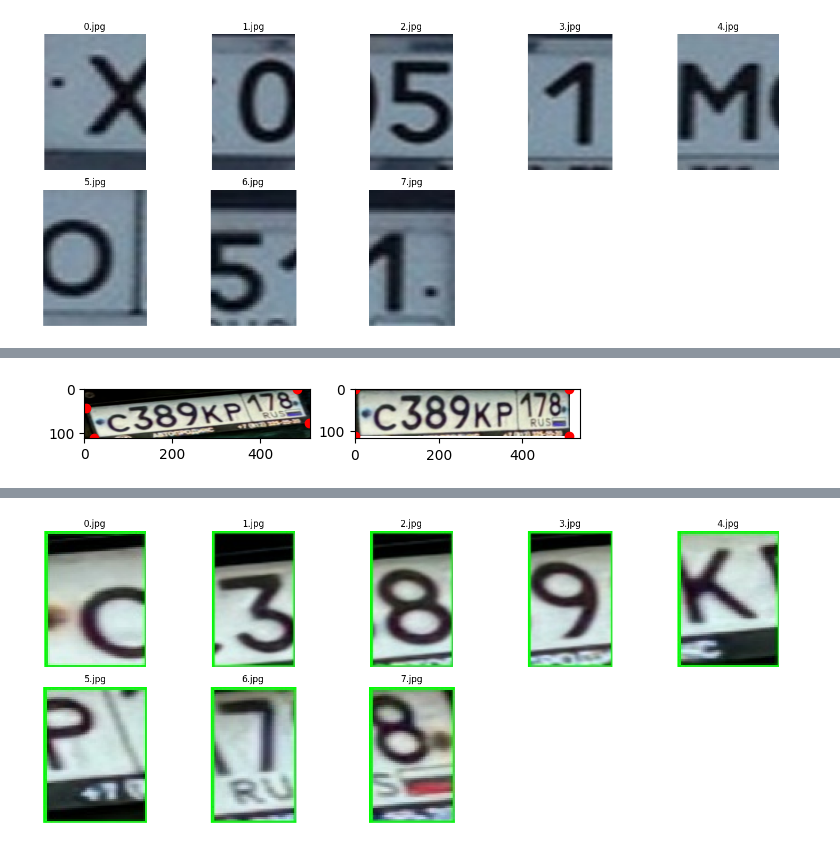
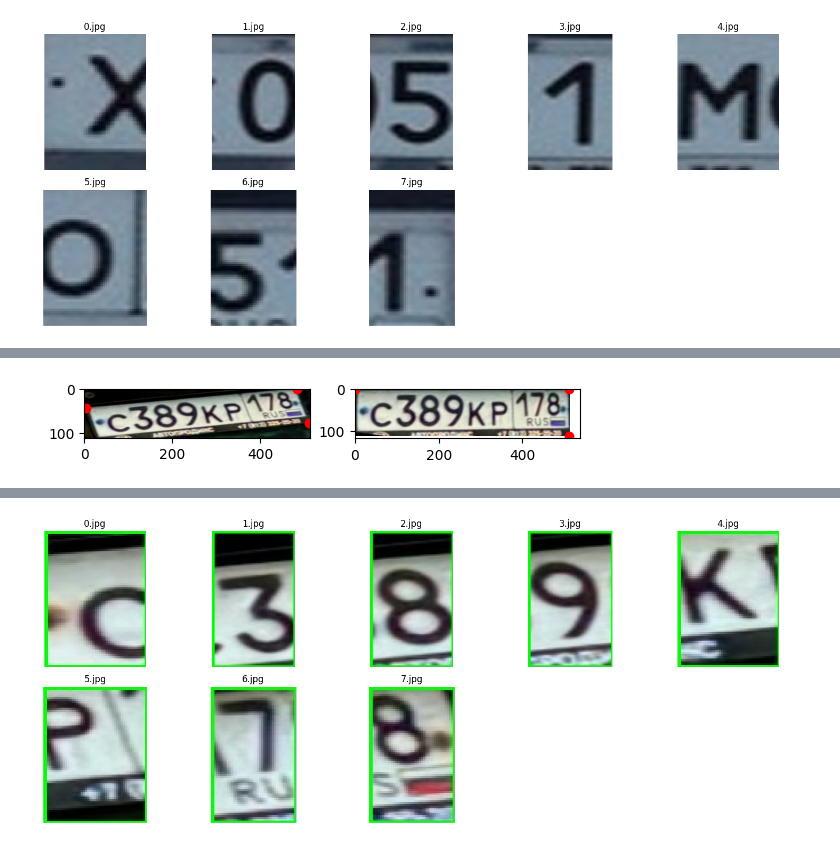
Before and after one commit to EgorYankovsky/Hackaton-Grozny-July-2024, a Jupyter notebook: pipeline.ipynb, the cells around one changed output, grey strips where cells are left out. Drawn from its saved outputs; the diff is of its cells as text; code cells hidden in the pictures.

```diff
--- a/pipeline.ipynb
+++ b/pipeline.ipynb
@@ -50,24 +39,24 @@ XO51M0B4
 # %%
 
 img = cv.imread('license.png')
 #assert img is not None, "file could not be read, check with os.path.exists()"
 rows,cols,ch = img.shape
-pts1 = np.float32([[3,42], [482, 0], [511, 76], [23,111]])
-pts2 = np.float32([[0, 0], [512, 0], [512, 112], [0, 112]])
+pts1 = np.float32([[3,42], [482, 0], [511, 76]])
+pts2 = np.float32([[0, 0], [512, 0], [512, 112]])
 
 
-M = cv.getPerspectiveTransform(pts1,pts2)
-dst = cv.warpPerspective(img,M,(cols,rows))
+M = cv.getAffineTransform(pts1,pts2)
+dst = cv.warpAffine(img,M,(cols,rows))
 
 fig, (ax1, ax2) = plt.subplots(ncols=2)
 ax1.imshow(img)
 ax2.imshow(dst)
 
-for i in range(4):
+for i in range(3):
     f = pts1[i]
     d = pts2[i]
     ax1.scatter(f[0], f[1], color='red')
     ax2.scatter(d[0], d[1], color='red')
     #ax3.scatter(d[0], d[1], color='red')
 # %% [output]
-[figure, old version]
+[figure, new version]
```
Also changed, not shown: parts of 4 cells of this notebook.
